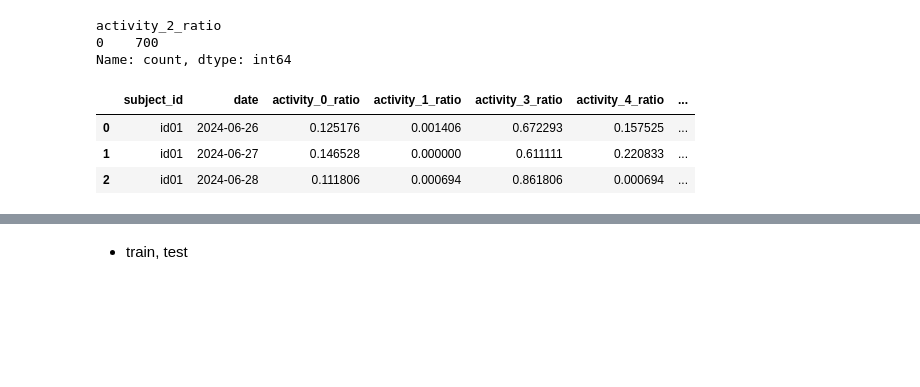
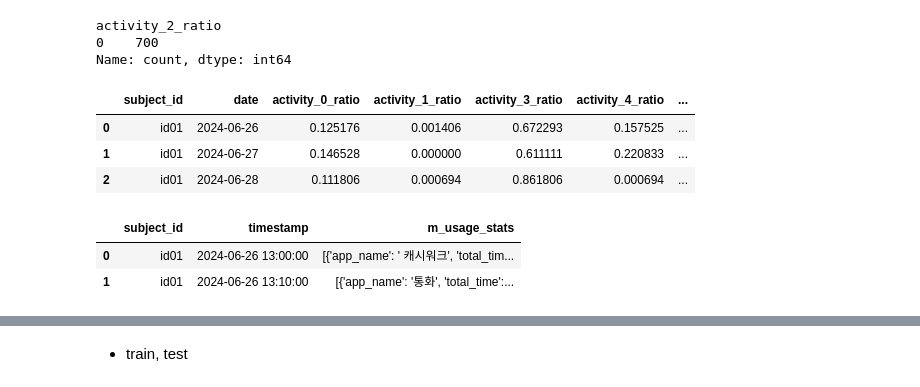
Before and after one commit to datalab-hub/lifelog-sleep-ictc-2025, a Jupyter notebook: minjeong/dacon_etri_base_mod5.ipynb, the cells around one changed output, grey strips where cells are left out. Drawn from its saved outputs; the diff is of its cells as text; code cells hidden in the pictures; blank space fills up the shorter version.

```diff
--- a/minjeong/dacon_etri_base_mod5.ipynb
+++ b/minjeong/dacon_etri_base_mod5.ipynb
@@ -405,3 +396,9 @@ def process_mScreenStatus(df):
     return pd.DataFrame(features)
 
 mScreenStatus_df2 = process_mScreenStatus(mScreenStatus_df)
+# %%
+mUsageStats_df.head(2)
+# %% [output]
+|  | subject_id | timestamp | m_usage_stats |
+| 0 | id01 | 2024-06-26 13:00:00 | [{'app_name': ' 캐시워크', 'total_tim... |
+| 1 | id01 | 2024-06-26 13:10:00 | [{'app_name': '통화', 'total_time':... |
```
Also changed, not shown: parts of 56 cells of this notebook, 6 other files.
